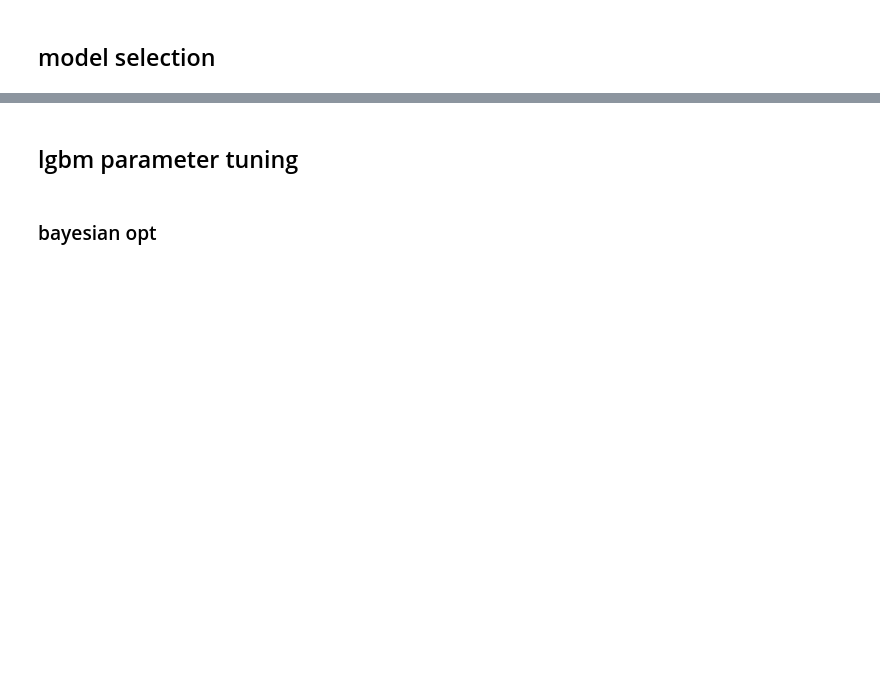
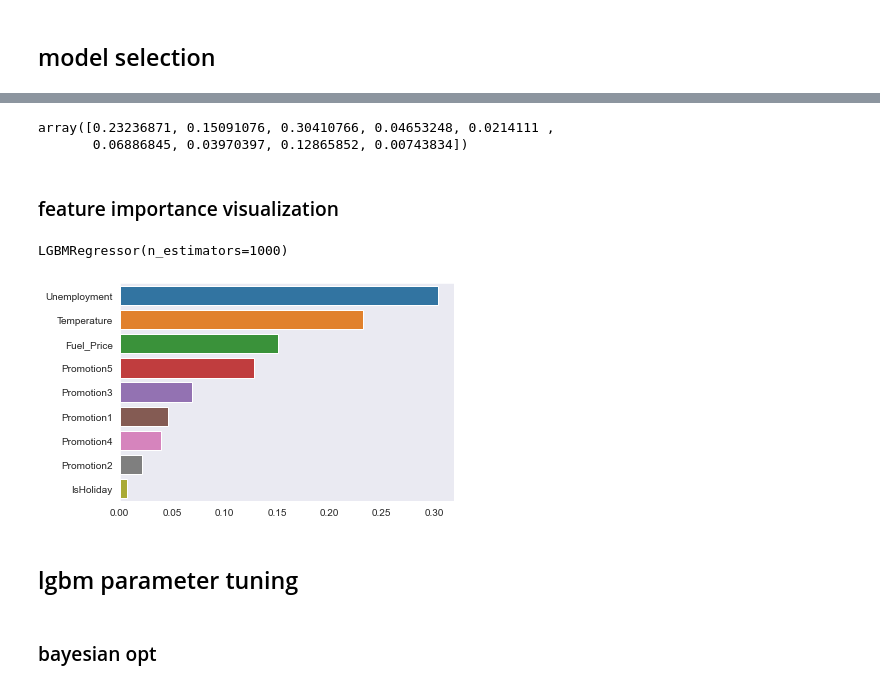
Before and after one commit to Junho65/Kaggle-DACON, a Jupyter notebook: (DACON)Shopping_Mall_Sales_Prediction_Competition/sales.ipynb, the cells around one changed output, grey strips where cells are left out. Cells and saved outputs as stored; diff of their text form; code cells hidden in the pictures; blank space fills up the shorter version.

```diff
--- a/(DACON)Shopping_Mall_Sales_Prediction_Competition/sales.ipynb
+++ b/(DACON)Shopping_Mall_Sales_Prediction_Competition/sales.ipynb
@@ -356,5 +485,5 @@ attribs_with_promotion=store_sales.drop('Weekly_Sales',axis=1,inplace=False)
 # %%
-X_train,X_test,y_train,y_test=train_test_split(attribs_with_promotion,labels_with_promotion,test_size=.2,random_state=42)
+X_train,X_valid,y_train,y_valid=train_test_split(store_sales_prepared,store_sales_labels,test_size=.2,random_state=42)
 # %%
 X_train.shape,X_test.shape
 # %% [output]
@@ -379,4 +497,8 @@ X_test_prepared=np.c_[X_test['Store'],X_test_num,X_test_bool]
 # %% [markdown]
 ## model selection
+# %%
+rf_reg=RandomForestRegressor(n_estimators=1000)
+xt_reg=ExtraTreeRegressor()
+lgbm_reg=LGBMRegressor(n_estimators=1000)
 # %%
 ## models: rf_reg,xt_reg,lgbm_reg
@@ -417,3 +539,26 @@ pd.DataFrame(
+# %%
+rf_reg.fit(X_train,y_train)
+
+rf_reg.feature_importances_
+# %% [output]
+array([0.23236871, 0.15091076, 0.30410766, 0.04653248, 0.0214111 ,
+       0.06886845, 0.03970397, 0.12865852, 0.00743834])
+# %% [markdown]
+### feature importance visualization
+# %%
+def visualize_coeff(model):
+    coeff=pd.Series(model.feature_importances_,index=X_train.columns)
+    sorted_coeff=coeff.sort_values(ascending=False)
+
+    sns.barplot(x=sorted_coeff.values,y=sorted_coeff.index)
+# %%
+lgbm_reg.fit(X_train,y_train)
+# %% [output]
+LGBMRegressor(n_estimators=1000)
+# %%
+visualize_coeff(rf_reg)
+# %% [output]
+[figure, added]
 # %% [markdown]
 ## lgbm parameter tuning
 # %% [markdown]
```
Also changed, not shown: parts of 32 cells of this notebook.
